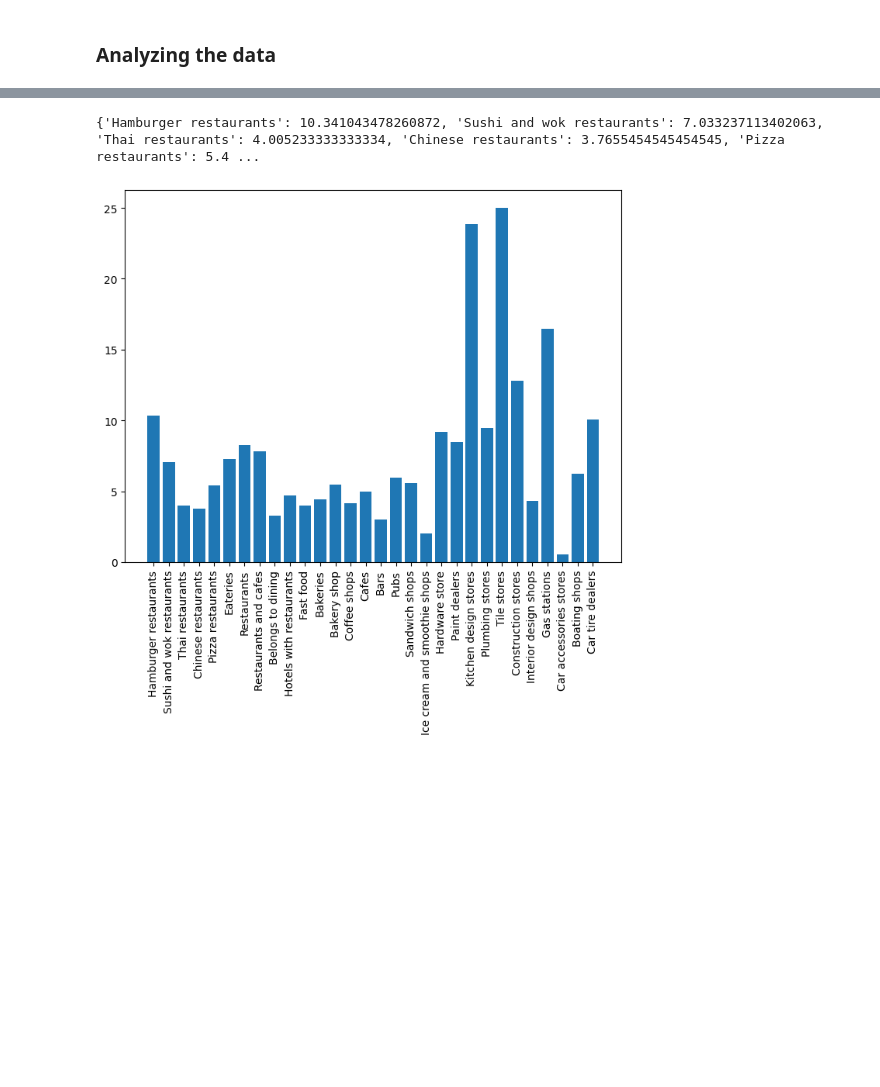
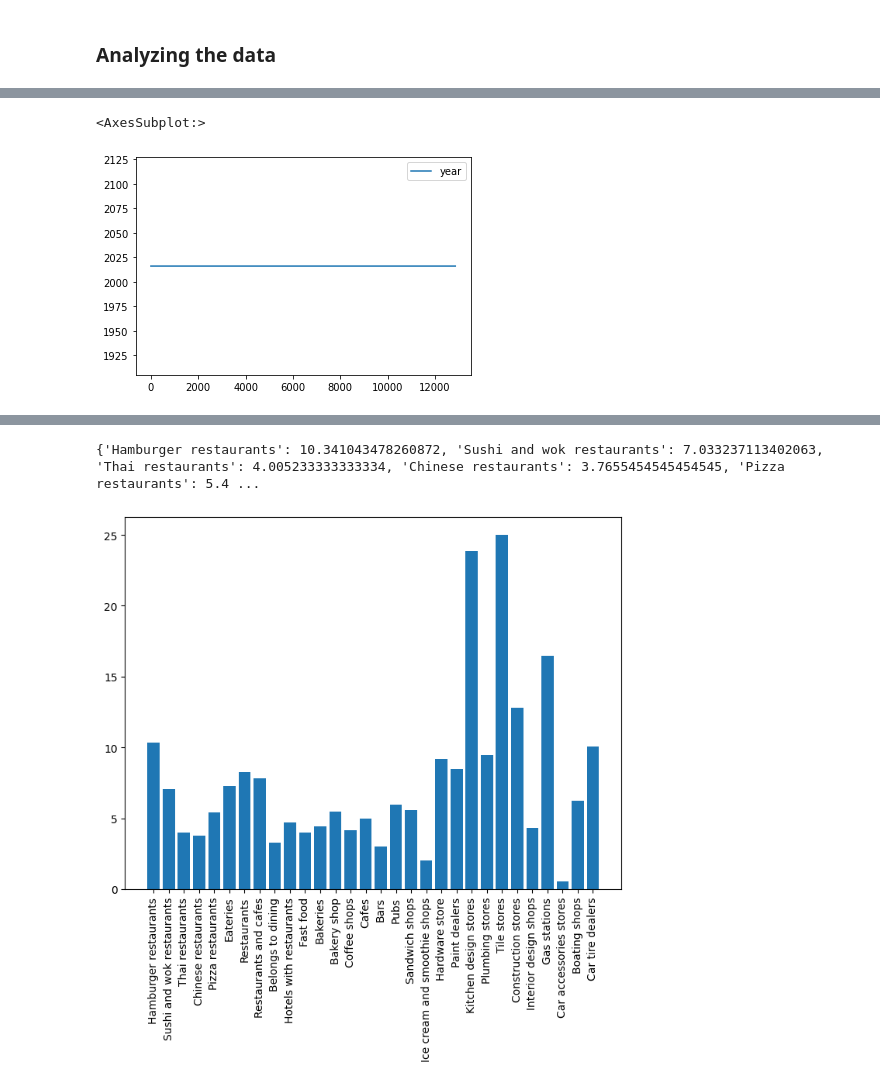
Before and after one commit to aashiltf/project_ml, a Jupyter notebook: code.ipynb, the cells around one changed output, grey strips where cells are left out. Cells and saved outputs as stored; diff of their text form; code cells hidden in the pictures; blank space fills up the shorter version.

```diff
--- a/code.ipynb
+++ b/code.ipynb
@@ -8,0 +96,5 @@ stores_train = pd.read_csv('data/stores_train.csv')
+# %%
+stores_train.plot.line(y="year")
+# %% [output]
+<AxesSubplot:>
+[figure, added]
```
Also changed, not shown: parts of 9 cells of this notebook.
